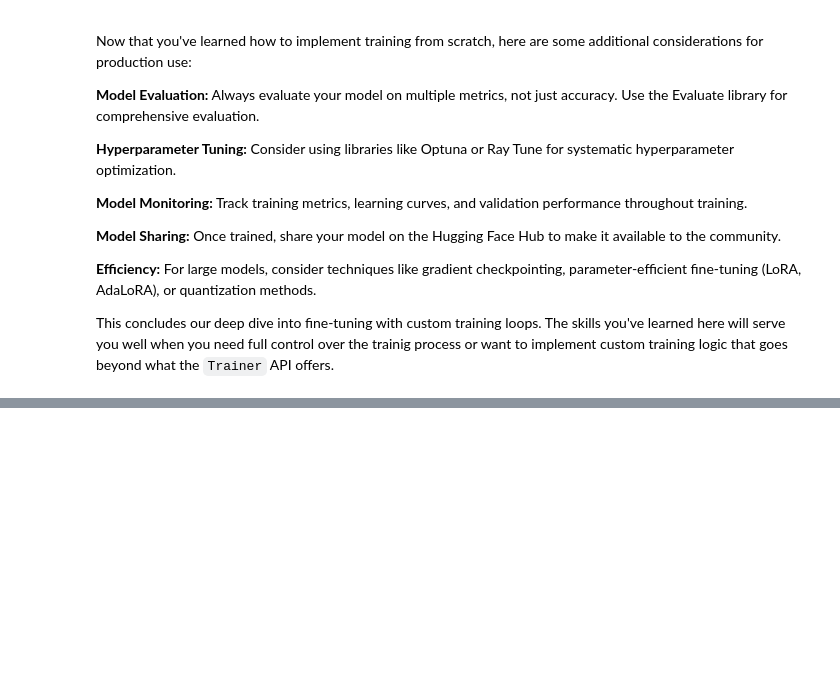
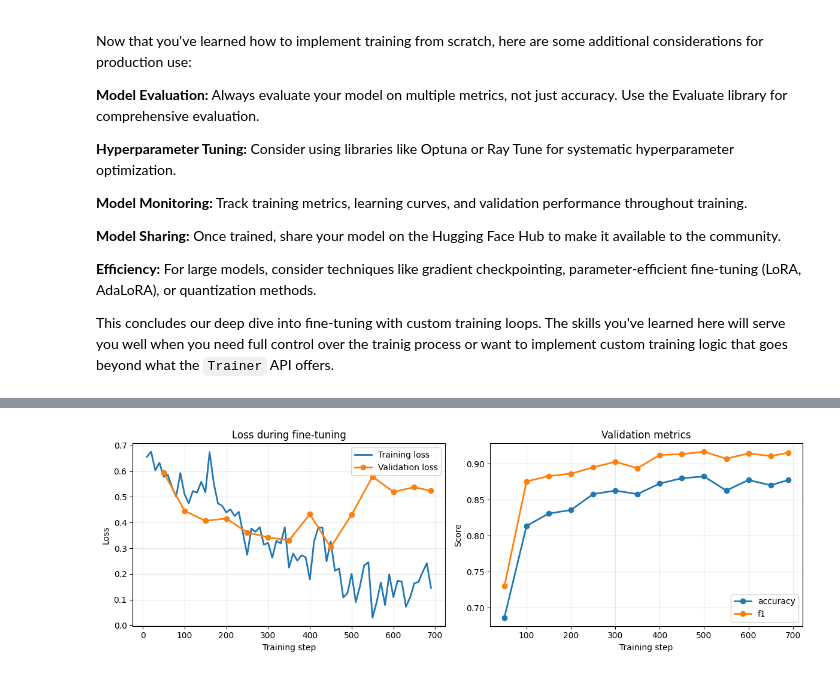
Before and after one commit to JoseAlberto88/Hugging-Face-LLM-Course, a Jupyter notebook: Fine_Tuning_A_Pretained_Model_.ipynb, the cells around one changed output, grey strips where cells are left out. Saved outputs shown, nothing was run; the diff lists cells and outputs as text; code cells hidden in the pictures; blank space fills up the shorter version.

```diff
--- a/Fine_Tuning_A_Pretained_Model_.ipynb
+++ b/Fine_Tuning_A_Pretained_Model_.ipynb
@@ -843,0 +956,33 @@ This concludes our deep dive into fine-tuning with custom training loops. The sk
+# %%
+import matplotlib.pyplot as plt
+
+logs = trainer.state.log_history
+train = [(l["step"], l["loss"]) for l in logs if "loss" in l]
+evals = [(l["step"], l["eval_loss"]) for l in logs if "eval_loss" in l]
+
+fig, axes = plt.subplots(1, 2, figsize=(12, 4))
+
+# Left: training vs. validation loss
+axes[0].plot(*zip(*train), label="Training loss", linewidth=2)
+axes[0].plot(*zip(*evals), label="Validation loss", linewidth=2, marker="o")
+axes[0].set_xlabel("Training step")
+axes[0].set_ylabel("Loss")
+axes[0].set_title("Loss during fine-tuning")
+axes[0].legend()
+axes[0].grid(alpha=0.3)
+
+# Right: validation metrics from compute_metrics
+for key in ("eval_accuracy", "eval_f1"):
+    pts = [(l["step"], l[key]) for l in logs if key in l]
+    if pts:
+        axes[1].plot(*zip(*pts), label=key.replace("eval_", ""), linewidth=2, marker="o")
+axes[1].set_xlabel("Training step")
+axes[1].set_ylabel("Score")
+axes[1].set_title("Validation metrics")
+axes[1].legend()
+axes[1].grid(alpha=0.3)
+
+plt.tight_layout()
+plt.show()
+# %% [output]
+[figure, added]
```
Also changed, not shown: parts of 14 cells of this notebook.
